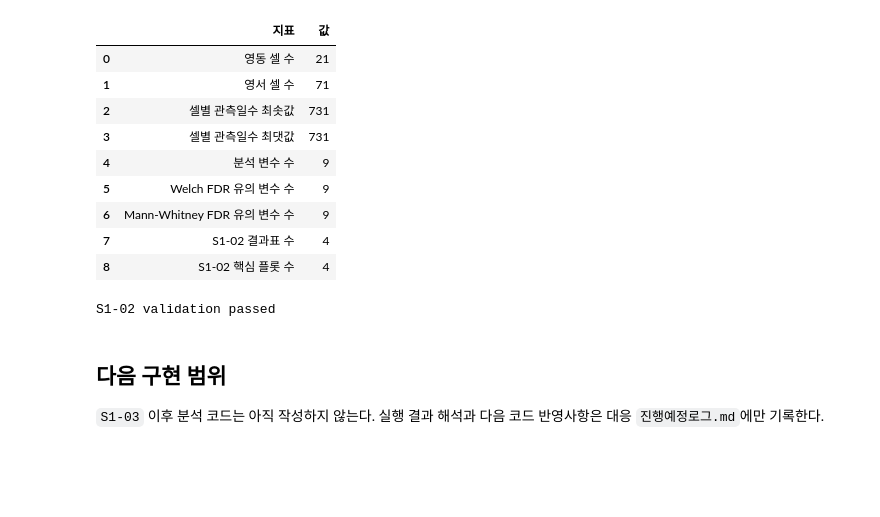
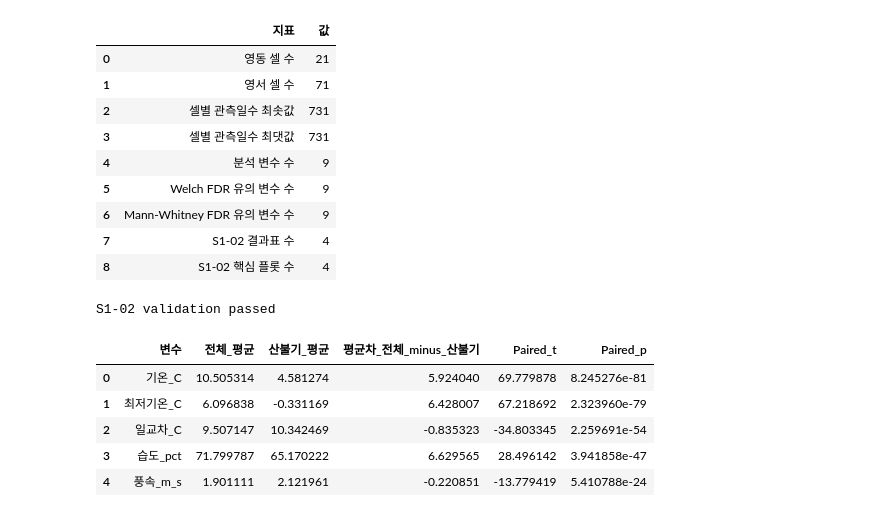
Before and after one commit to Max-JI64/farm-system-public-02, a Jupyter notebook: jsw/강원_재_EDA/Step1_강원도_기후지형및캐나다지수_기본분석.ipynb, the cells around one changed output. Drawn from its saved outputs; the diff is of its cells as text; code cells hidden in the pictures; blank space fills up the shorter version.

```diff
--- a/jsw/강원_재_EDA/Step1_강원도_기후지형및캐나다지수_기본분석.ipynb
+++ b/jsw/강원_재_EDA/Step1_강원도_기후지형및캐나다지수_기본분석.ipynb
@@ -1035,8 +1018,3 @@ print("S1-02 validation passed")
 | 7 | S1-02 결과표 수 | 4 |
 | 8 | S1-02 핵심 플롯 수 | 4 |
 S1-02 validation passed
-# %% [markdown]
-## 다음 구현 범위
-
-`S1-03` 이후 분석 코드는 아직 작성하지 않는다. 실행 결과 해석과 다음 코드 반영사항은
-대응 `진행예정로그.md`에만 기록한다.
@@ -1042,0 +1059,40 @@ S1-02 validation passed
+# %%
+
+# 2. 셀 평균 비교: 전체기간 vs 산불조심기간 (대응 검정)
+cell_overall = daily.groupby('기상셀ID').agg({
+    '기온_C': 'mean', '최저기온_C': 'mean', '일교차_C': 'mean',
+    '습도_pct': 'mean', '풍속_m_s': 'mean'
+}).reset_index()
+
+cell_fire_season = daily[daily['산불조심기간'] == True].groupby('기상셀ID').agg({
+    '기온_C': 'mean', '최저기온_C': 'mean', '일교차_C': 'mean',
+    '습도_pct': 'mean', '풍속_m_s': 'mean'
+}).reset_index()
+
+paired_data = pd.merge(cell_overall, cell_fire_season, on='기상셀ID', suffixes=('_전체', '_산불기'))
+paired_data = pd.merge(paired_data, cell_meta, on='기상셀ID')
+
+variables = ['기온_C', '최저기온_C', '일교차_C', '습도_pct', '풍속_m_s']
+tests = []
+
+for v in variables:
+    stat, pval = stats.ttest_rel(paired_data[f'{v}_전체'], paired_data[f'{v}_산불기'])
+    tests.append({
+        '변수': v,
+        '전체_평균': paired_data[f'{v}_전체'].mean(),
+        '산불기_평균': paired_data[f'{v}_산불기'].mean(),
+        '평균차_전체_minus_산불기': paired_data[f'{v}_전체'].mean() - paired_data[f'{v}_산불기'].mean(),
+        'Paired_t': stat,
+        'Paired_p': pval
+    })
+
+s103_paired_tests = pd.DataFrame(tests)
+s103_paired_tests.to_csv(TABLE_DIR / 'S1-03_paired_tests.csv', index=False, encoding='utf-8-sig')
+display(s103_paired_tests)
+# %% [output]
+|  | 변수 | 전체_평균 | 산불기_평균 | 평균차_전체_minus_산불기 | Paired_t | Paired_p |
+| 0 | 기온_C | 10.505314 | 4.581274 | 5.924040 | 69.779878 | 8.245276e-81 |
+| 1 | 최저기온_C | 6.096838 | -0.331169 | 6.428007 | 67.218692 | 2.323960e-79 |
+| 2 | 일교차_C | 9.507147 | 10.342469 | -0.835323 | -34.803345 | 2.259691e-54 |
+| 3 | 습도_pct | 71.799787 | 65.170222 | 6.629565 | 28.496142 | 3.941858e-47 |
+| 4 | 풍속_m_s | 1.901111 | 2.121961 | -0.220851 | -13.779419 | 5.410788e-24 |
```
Also changed, not shown: parts of 7 cells of this notebook, 7 other files.
